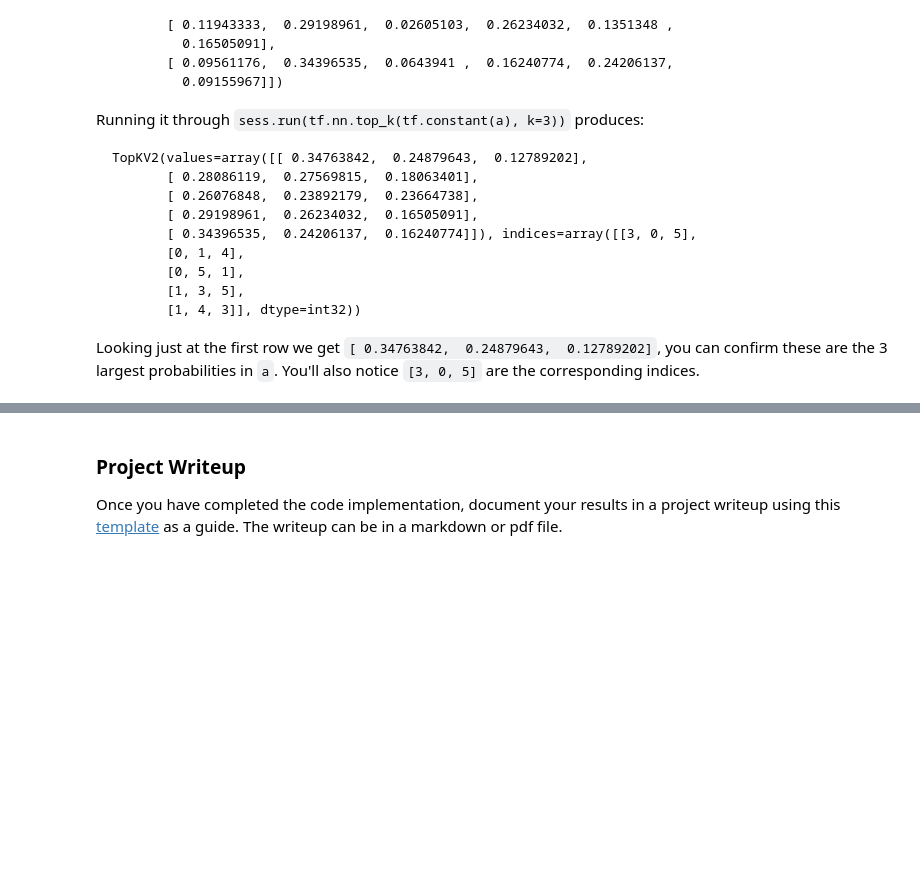
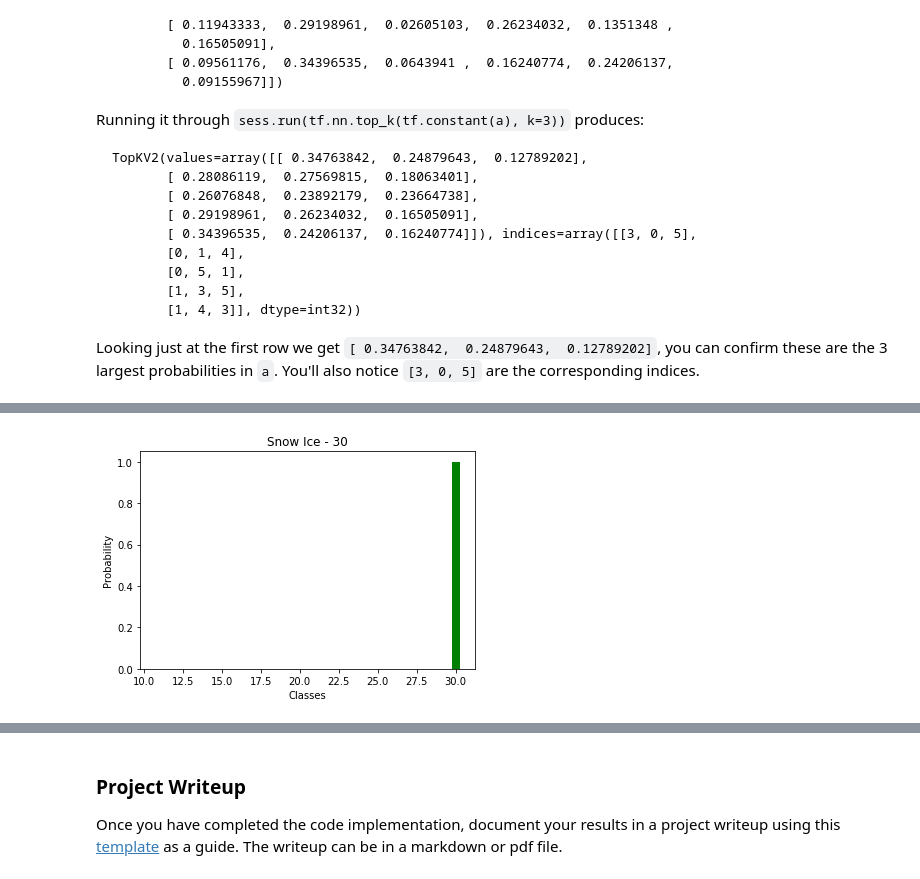
Before and after one commit to pkorivi/traffic_sign_classifier_project, a Jupyter notebook: Traffic_Sign_Classifier.ipynb, the cells around one changed output, grey strips where cells are left out. Drawn from its saved outputs; the diff is of its cells as text; code cells hidden in the pictures; blank space fills up the shorter version.

```diff
--- a/Traffic_Sign_Classifier.ipynb
+++ b/Traffic_Sign_Classifier.ipynb
@@ -537,0 +494,8 @@ TopKV2(values=array([[  9.99999046e-01,   9.60507123e-07,   2.18292251e-09,
+# %%
+plt.bar(top[1][1], top[0][1], width=0.5, color='g')
+plt.title('Snow Ice - 30')
+plt.xlabel('Classes')
+plt.ylabel('Probability')
+plt.show()
+# %% [output]
+[figure, added]
```
Also changed, not shown: parts of 15 cells of this notebook.
